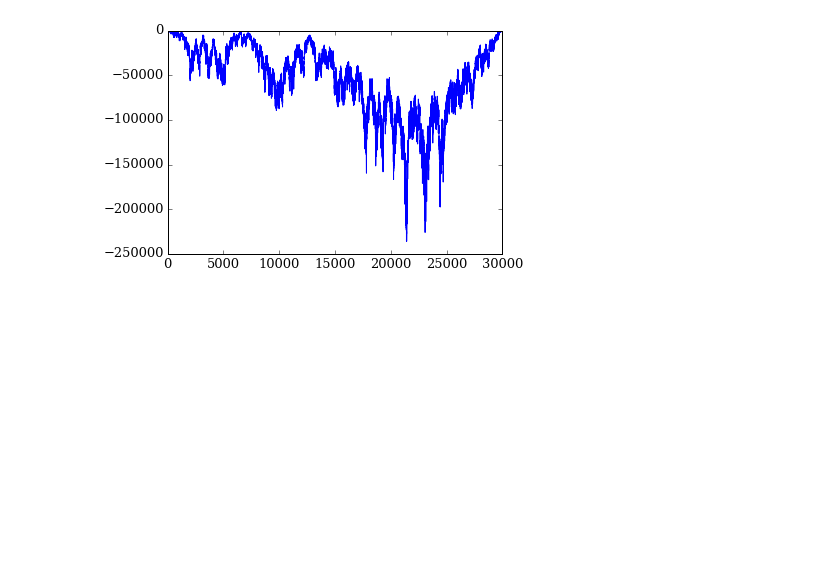
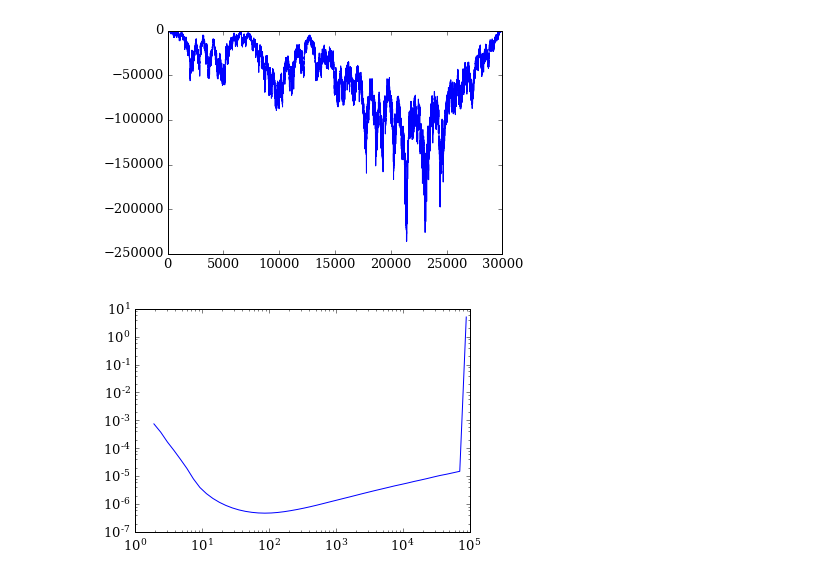
Before and after one commit to jngaravitoc/LMC-MW, a Jupyter notebook: code/CM/CM_method_description.ipynb, the cells around one changed output. Saved outputs shown, nothing was run; the diff lists cells and outputs as text; code cells hidden in the pictures; blank space fills up the shorter version.

```diff
--- a/code/CM/CM_method_description.ipynb
+++ b/code/CM/CM_method_description.ipynb
@@ -568,0 +613,29 @@ plot(potMWhaloLR)
+# %%
+def poissonN(x, y, z):
+    R = np.sqrt(x**2 + y**2 + z**2)
+    pn = np.zeros(1000)
+    pn[0] = np.std(R)/ np.sqrt(len(R))
+    Rmax = np.zeros(1000)
+    Rmax[0] = max(R)
+    i=0
+    while len(R)>100:
+        i+=1
+        low_s = np.where(R <= 0.8*max(R))[0]
+        R = R[low_s]
+        x, y, z = x[low_s], yl[low_s], z[low_s]
+        Rmax[i] = max(R)
+        pn[i] = np.std(R) / (len(R)**(3.0/2.0))
+
+    index = np.where(pn!=0)[0]
+    pn = pn[index]
+    min_pn = np.where(pn == min(pn))
+    return
+    return pn[index], Rmax[index]
+# %%
+PN, Renclosed = poissonN(Xmwhalo, Ymwhalo, Zmwhalo)
+# %%
+plot(Renclosed, PN)
+xscale('log')
+yscale('log')
+# %% [output]
+[figure, added]
```
Also changed, not shown: parts of 6 cells of this notebook.
